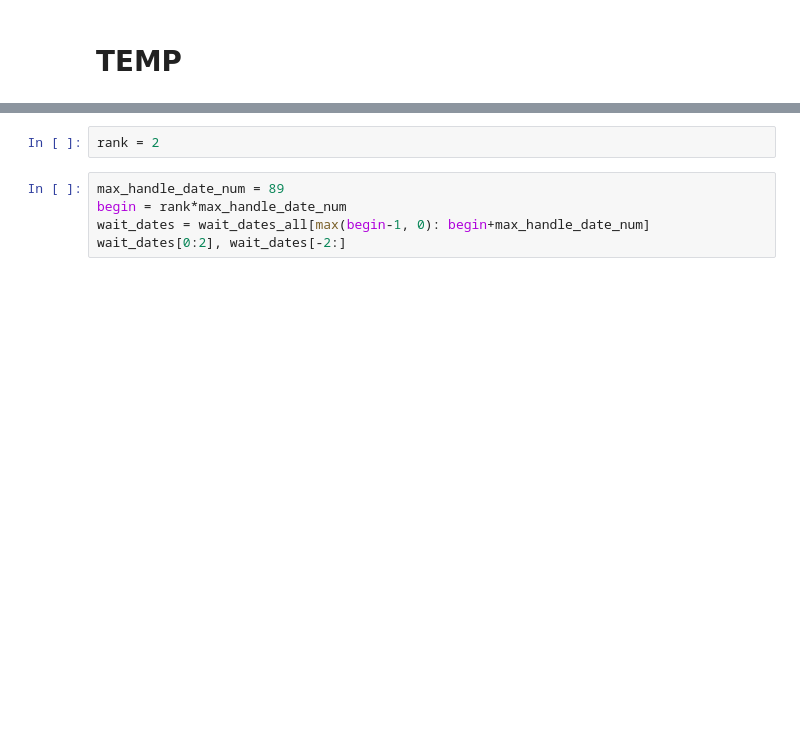
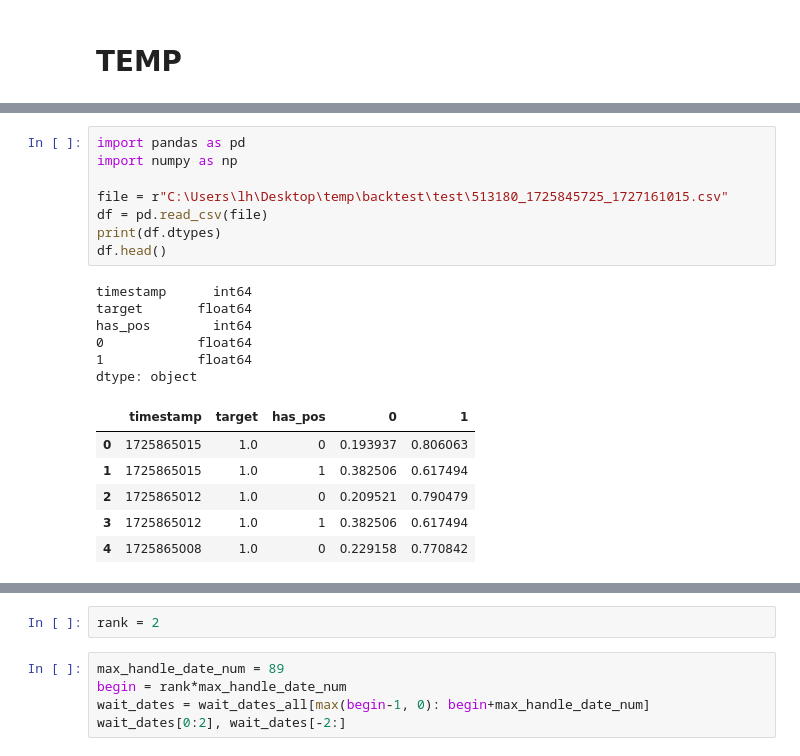
Before and after one commit to lhiqwj173/dl_helper, a Jupyter notebook: notebook/train.ipynb, the cells around one changed output, grey strips where cells are left out. Saved outputs shown, nothing was run; the diff lists cells and outputs as text; blank space fills up the shorter version.

```diff
--- a/notebook/train.ipynb
+++ b/notebook/train.ipynb
@@ -831,0 +479,21 @@ wait_dates_all = ['20231013', '20231016', '20231017', '20231018', '20231019', '2
+# %%
+import pandas as pd
+import numpy as np
+
+file = r"C:\Users\lh\Desktop\temp\backtest\test\513180_1725845725_1727161015.csv"
+df = pd.read_csv(file)
+print(df.dtypes)
+df.head()
+# %% [output]
+timestamp      int64
+target       float64
+has_pos        int64
+0            float64
+1            float64
+dtype: object
+|  | timestamp | target | has_pos | 0 | 1 |
+| 0 | 1725865015 | 1.0 | 0 | 0.193937 | 0.806063 |
+| 1 | 1725865015 | 1.0 | 1 | 0.382506 | 0.617494 |
+| 2 | 1725865012 | 1.0 | 0 | 0.209521 | 0.790479 |
+| 3 | 1725865012 | 1.0 | 1 | 0.382506 | 0.617494 |
+| 4 | 1725865008 | 1.0 | 0 | 0.229158 | 0.770842 |
```
Also changed, not shown: parts of 22 cells of this notebook, 3 other files.
